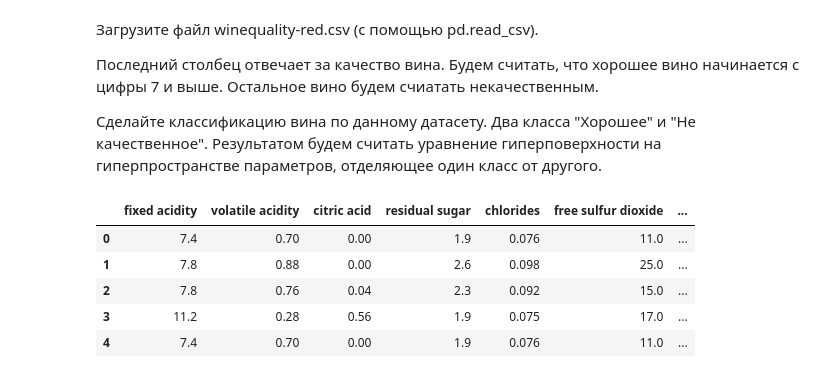
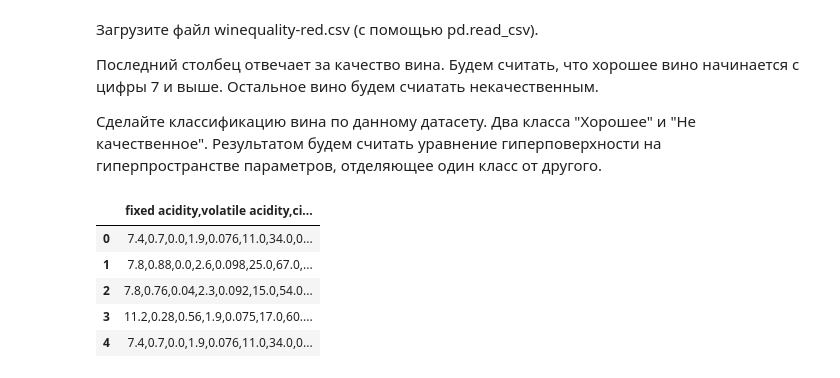
Before and after one commit to Twinsiller/Unik, a Jupyter notebook: S2/Machine_learning/Практика 2/Текущий контроль 2.ipynb, the cells around one changed output. Cells and saved outputs as stored; diff of their text form; code cells hidden in the pictures.

```diff
--- a/S2/Machine_learning/Практика 2/Текущий контроль 2.ipynb
+++ b/S2/Machine_learning/Практика 2/Текущий контроль 2.ipynb
@@ -182,9 +159,16 @@ X_test_scaled = scaler.transform(X_test)
-# %%
-data.head()
-# %% [output]
-|  | fixed acidity | volatile acidity | citric acid | residual sugar | chlorides | free sulfur dioxide | ... |
-| 0 | 7.4 | 0.70 | 0.00 | 1.9 | 0.076 | 11.0 | ... |
-| 1 | 7.8 | 0.88 | 0.00 | 2.6 | 0.098 | 25.0 | ... |
-| 2 | 7.8 | 0.76 | 0.04 | 2.3 | 0.092 | 15.0 | ... |
-| 3 | 11.2 | 0.28 | 0.56 | 1.9 | 0.075 | 17.0 | ... |
-| 4 | 7.4 | 0.70 | 0.00 | 1.9 | 0.076 | 11.0 | ... |
+# %%
+import pandas as pd
+
+# Загрузим датасет вина
+file_path = "winequality-red.csv"
+wine_df = pd.read_csv(file_path, sep=';')
+
+# Покажем первые строки
+wine_df.head()
+# %% [output]
+|  | fixed acidity,volatile acidity,ci... |
+| 0 | 7.4,0.7,0.0,1.9,0.076,11.0,34.0,0... |
+| 1 | 7.8,0.88,0.0,2.6,0.098,25.0,67.0,... |
+| 2 | 7.8,0.76,0.04,2.3,0.092,15.0,54.0... |
+| 3 | 11.2,0.28,0.56,1.9,0.075,17.0,60.... |
+| 4 | 7.4,0.7,0.0,1.9,0.076,11.0,34.0,0... |
```
Also changed, not shown: parts of 5 cells of this notebook.
